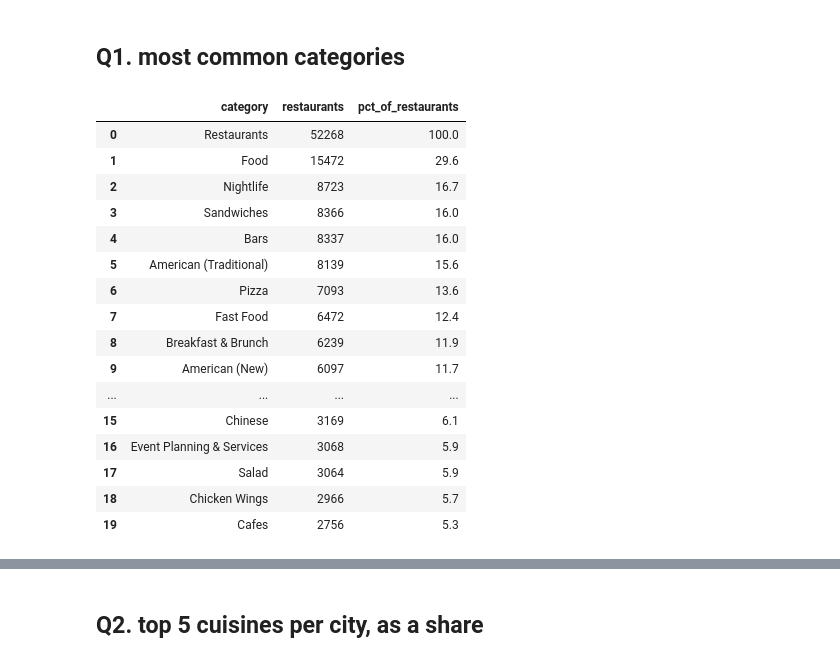
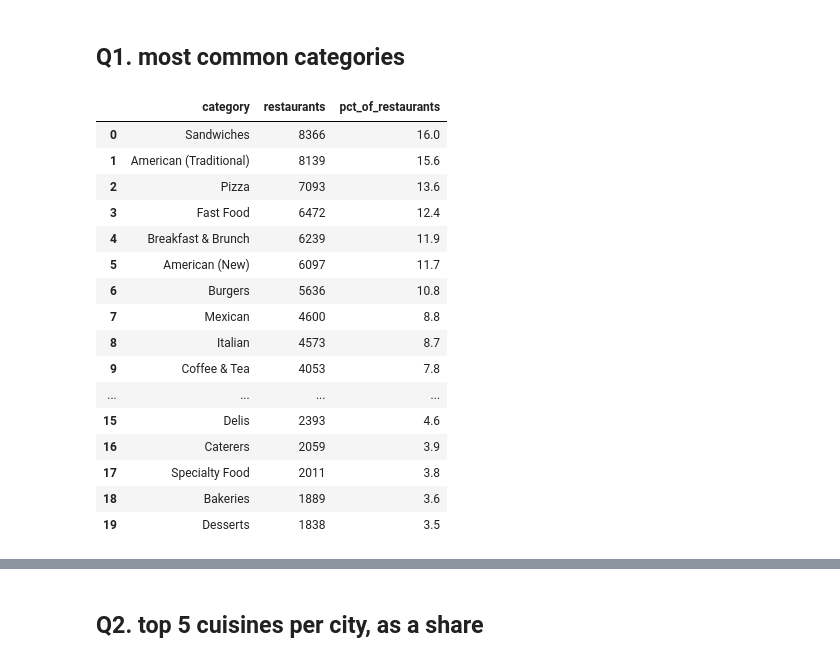
Before and after one commit to NattakanO/yelp-rag-dashboard, a Jupyter notebook: notebooks/03_sql_analysis.ipynb, the cells around one changed output, grey strips where cells are left out. Cells and saved outputs as stored; diff of their text form; code cells hidden in the pictures.

```diff
--- a/notebooks/03_sql_analysis.ipynb
+++ b/notebooks/03_sql_analysis.ipynb
@@ -23,30 +23,32 @@ con.sql("SHOW TABLES").df()
 # %%
 con.sql("""
 SELECT TRIM(category) AS category,
        COUNT(*) AS num_restaurants,
        ROUND(100.0 * COUNT(*) / (SELECT COUNT(*) FROM business_restaurants), 1) AS pct_of_restaurants
 FROM (
     SELECT UNNEST(string_split(categories, ',')) AS category
     FROM business_restaurants
 )
-GROUP BY 1
-ORDER BY restaurants DESC
-LIMIT 20""").df()
+WHERE TRIM(category) NOT IN ('Restaurants', 'Food', 'Nightlife', 'Bars', 'Event Planning & Services')
+GROUP BY category
+ORDER BY num_restaurants DESC
+LIMIT 20
+""").df()
 # %% [output]
 |  | category | restaurants | pct_of_restaurants |
-| 0 | Restaurants | 52268 | 100.0 |
-| 1 | Food | 15472 | 29.6 |
-| 2 | Nightlife | 8723 | 16.7 |
-| 3 | Sandwiches | 8366 | 16.0 |
-| 4 | Bars | 8337 | 16.0 |
-| 5 | American (Traditional) | 8139 | 15.6 |
-| 6 | Pizza | 7093 | 13.6 |
-| 7 | Fast Food | 6472 | 12.4 |
-| 8 | Breakfast & Brunch | 6239 | 11.9 |
-| 9 | American (New) | 6097 | 11.7 |
+| 0 | Sandwiches | 8366 | 16.0 |
+| 1 | American (Traditional) | 8139 | 15.6 |
+| 2 | Pizza | 7093 | 13.6 |
+| 3 | Fast Food | 6472 | 12.4 |
+| 4 | Breakfast & Brunch | 6239 | 11.9 |
+| 5 | American (New) | 6097 | 11.7 |
+| 6 | Burgers | 5636 | 10.8 |
+| 7 | Mexican | 4600 | 8.8 |
+| 8 | Italian | 4573 | 8.7 |
+| 9 | Coffee & Tea | 4053 | 7.8 |
 | ... | ... | ... | ... |
-| 15 | Chinese | 3169 | 6.1 |
-| 16 | Event Planning & Services | 3068 | 5.9 |
-| 17 | Salad | 3064 | 5.9 |
-| 18 | Chicken Wings | 2966 | 5.7 |
-| 19 | Cafes | 2756 | 5.3 |
+| 15 | Delis | 2393 | 4.6 |
+| 16 | Caterers | 2059 | 3.9 |
+| 17 | Specialty Food | 2011 | 3.8 |
+| 18 | Bakeries | 1889 | 3.6 |
+| 19 | Desserts | 1838 | 3.5 |
```
Also changed, not shown: parts of 6 cells of this notebook, 2 other files.
